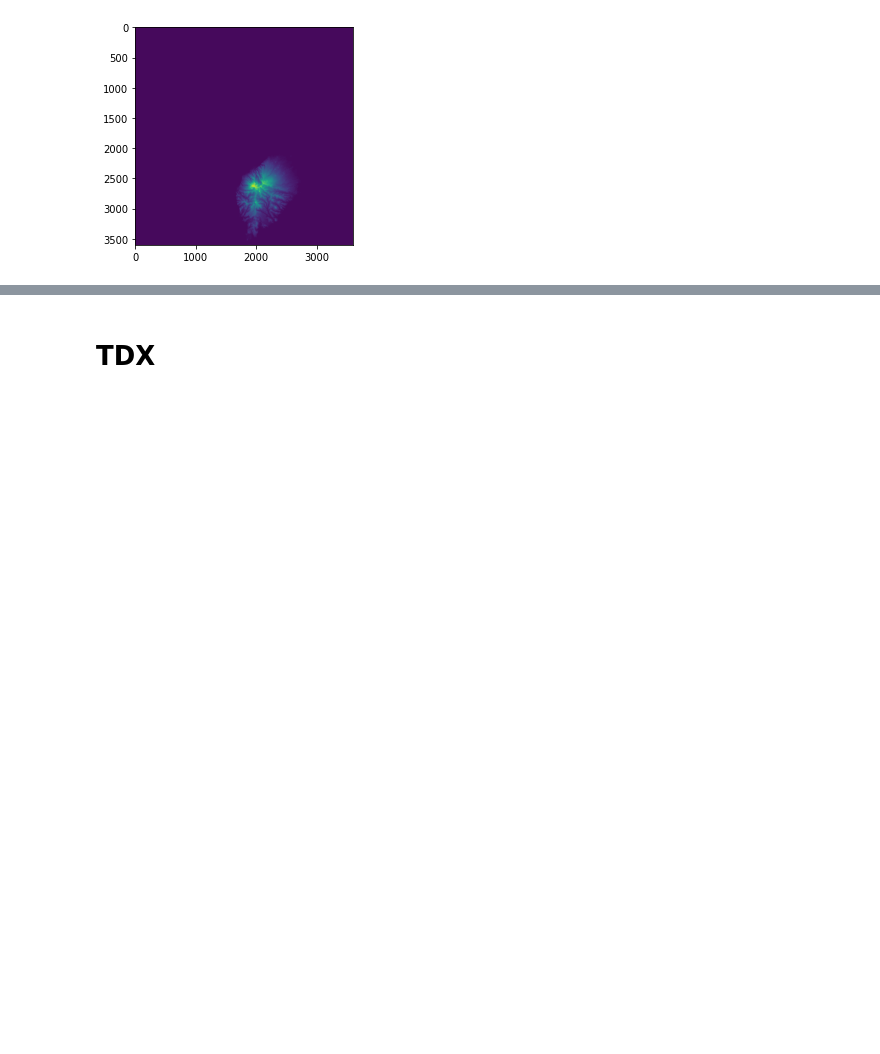
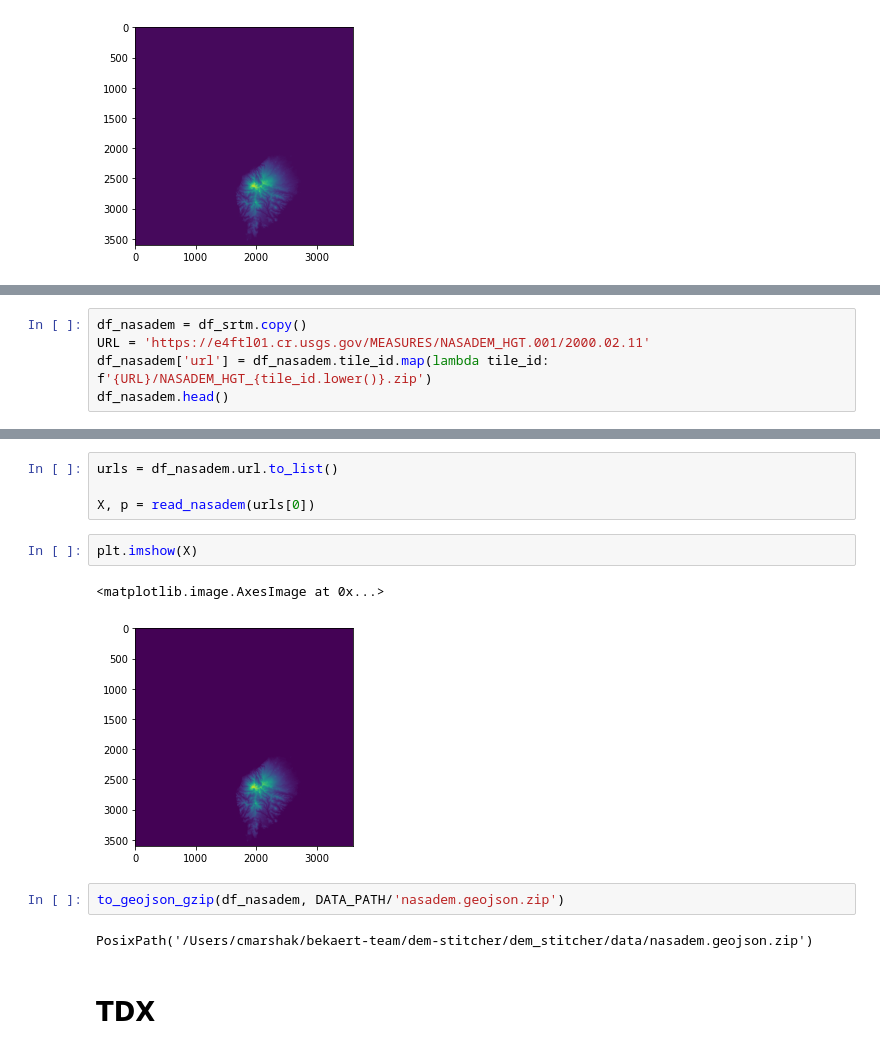
Before and after one commit to ACCESS-Cloud-Based-InSAR/dem-stitcher, a Jupyter notebook: notebooks_tile_data/Format_Data.ipynb, the cells around one changed output, grey strips where cells are left out. Cells and saved outputs as stored; diff of their text form; blank space fills up the shorter version.

```diff
--- a/notebooks_tile_data/Format_Data.ipynb
+++ b/notebooks_tile_data/Format_Data.ipynb
@@ -59,0 +62,5 @@ plt.imshow(X)
+# %%
+df_nasadem = df_srtm.copy()
+URL = 'https://e4ftl01.cr.usgs.gov/MEASURES/NASADEM_HGT.001/2000.02.11'
+df_nasadem['url'] = df_nasadem.tile_id.map(lambda tile_id: f'{URL}/NASADEM_HGT_{tile_id.lower()}.zip')
+df_nasadem.head()
@@ -60,3 +74,16 @@ plt.imshow(X)
+# %%
+urls = df_nasadem.url.to_list()
+
+X, p = read_nasadem(urls[0])
+# %%
+plt.imshow(X)
+# %% [output]
+<matplotlib.image.AxesImage at 0x...>
+[figure, added]
+# %%
+to_geojson_gzip(df_nasadem, DATA_PATH/'nasadem.geojson.zip')
+# %% [output]
+PosixPath('/Users/cmarshak/bekaert-team/dem-stitcher/dem_stitcher/data/nasadem.geojson.zip')
 # %% [markdown]
 # TDX
 # %%
```
Also changed, not shown: parts of 3 cells of this notebook, 9 other files.
